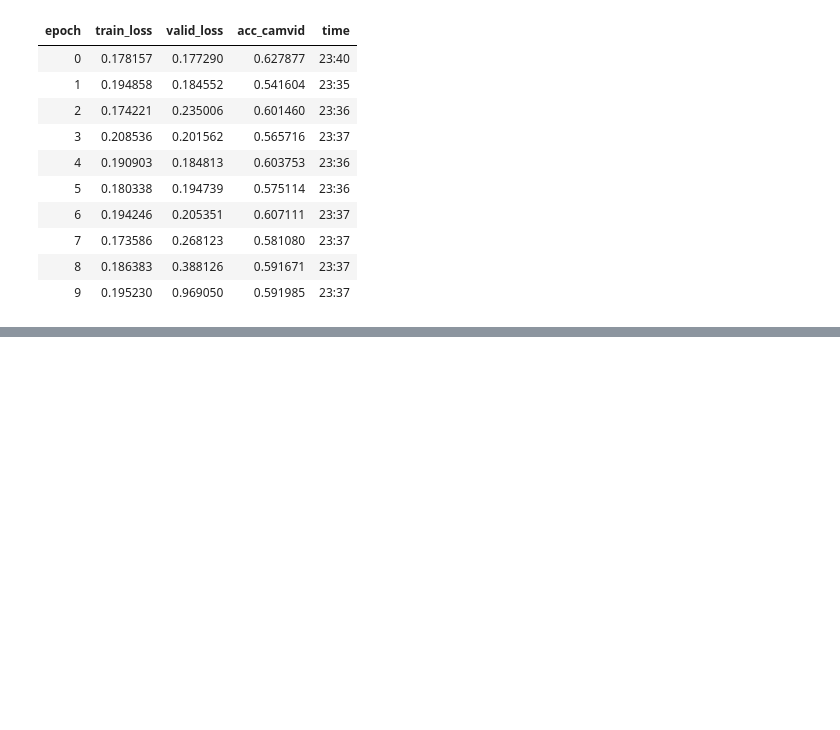
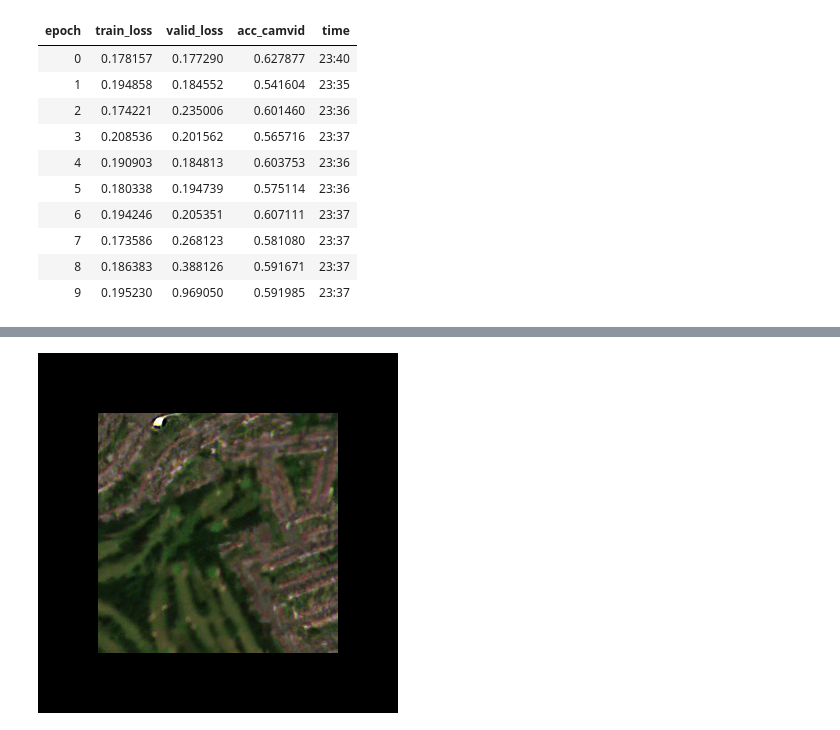
Before and after one commit to jlgao2/FYP-Public, a Jupyter notebook: sem_seg_large.ipynb, the cells around one changed output, grey strips where cells are left out. Cells and saved outputs as stored; diff of their text form; code cells hidden in the pictures; blank space fills up the shorter version.

```diff
--- a/sem_seg_large.ipynb
+++ b/sem_seg_large.ipynb
@@ -258,0 +355,4 @@ learn.show_results(rows=3, figsize=(10,10))
+# %%
+im_new2
+# %% [output]
+[figure, added]
```
Also changed, not shown: parts of 20 cells of this notebook.
